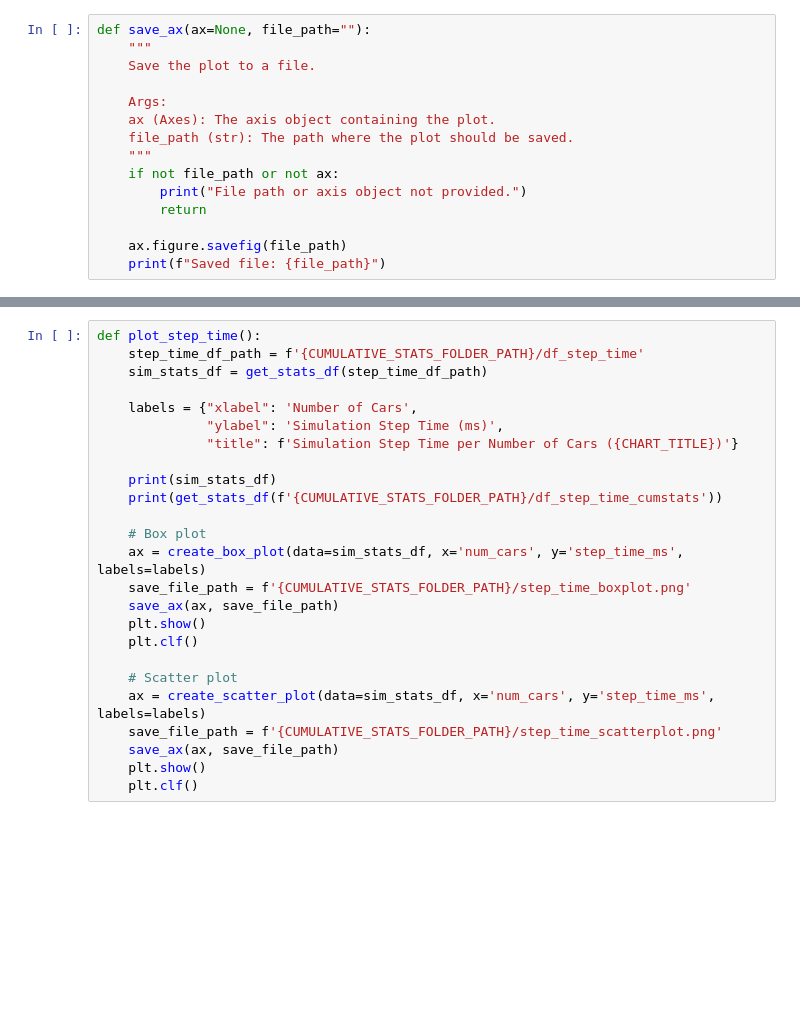
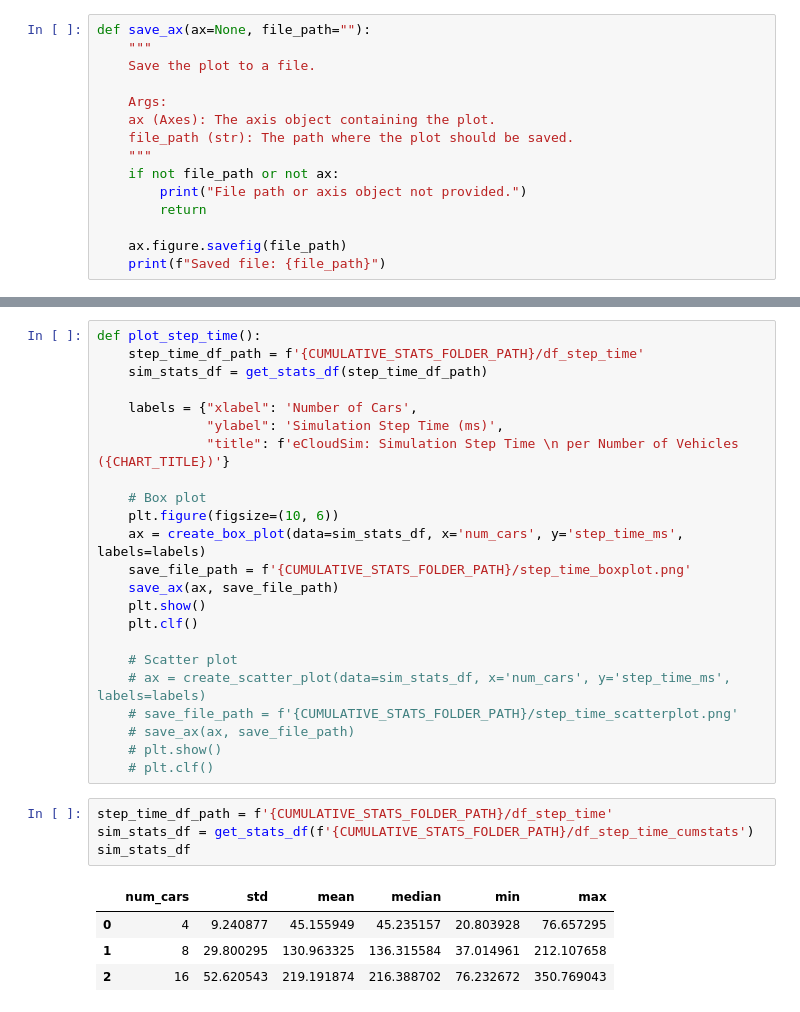
Before and after one commit to tlandle/eCloudSim, a Jupyter notebook: create_eval_graphs.ipynb, the cells around one changed output, grey strips where cells are left out. Drawn from its saved outputs; the diff is of its cells as text; blank space fills up the shorter version.

```diff
--- a/create_eval_graphs.ipynb
+++ b/create_eval_graphs.ipynb
@@ -115,12 +132,10 @@ def plot_step_time():
 
     labels = {"xlabel": 'Number of Cars',
               "ylabel": 'Simulation Step Time (ms)',
-              "title": f'Simulation Step Time per Number of Cars ({CHART_TITLE})'}
-
-    print(sim_stats_df)
-    print(get_stats_df(f'{CUMULATIVE_STATS_FOLDER_PATH}/df_step_time_cumstats'))
+              "title": f'eCloudSim: Simulation Step Time \n per Number of Vehicles ({CHART_TITLE})'}
 
     # Box plot
+    plt.figure(figsize=(10, 6))
     ax = create_box_plot(data=sim_stats_df, x='num_cars', y='step_time_ms', labels=labels)
     save_file_path = f'{CUMULATIVE_STATS_FOLDER_PATH}/step_time_boxplot.png'
     save_ax(ax, save_file_path)
@@ -128,9 +143,18 @@ def plot_step_time():
     plt.clf()
 
     # Scatter plot
-    ax = create_scatter_plot(data=sim_stats_df, x='num_cars', y='step_time_ms', labels=labels)
-    save_file_path = f'{CUMULATIVE_STATS_FOLDER_PATH}/step_time_scatterplot.png'
-    save_ax(ax, save_file_path)
-    plt.show()
-    plt.clf()
+    # ax = create_scatter_plot(data=sim_stats_df, x='num_cars', y='step_time_ms', labels=labels)
+    # save_file_path = f'{CUMULATIVE_STATS_FOLDER_PATH}/step_time_scatterplot.png'
+    # save_ax(ax, save_file_path)
+    # plt.show()
+    # plt.clf()
+# %%
+step_time_df_path = f'{CUMULATIVE_STATS_FOLDER_PATH}/df_step_time'
+sim_stats_df = get_stats_df(f'{CUMULATIVE_STATS_FOLDER_PATH}/df_step_time_cumstats')
+sim_stats_df
+# %% [output]
+|  | num_cars | std | mean | median | min | max |
+| 0 | 4 | 9.240877 | 45.155949 | 45.235157 | 20.803928 | 76.657295 |
+| 1 | 8 | 29.800295 | 130.963325 | 136.315584 | 37.014961 | 212.107658 |
+| 2 | 16 | 52.620543 | 219.191874 | 216.388702 | 76.232672 | 350.769043 |
 # %%
```
Also changed, not shown: parts of 5 cells of this notebook, 2 other files.
